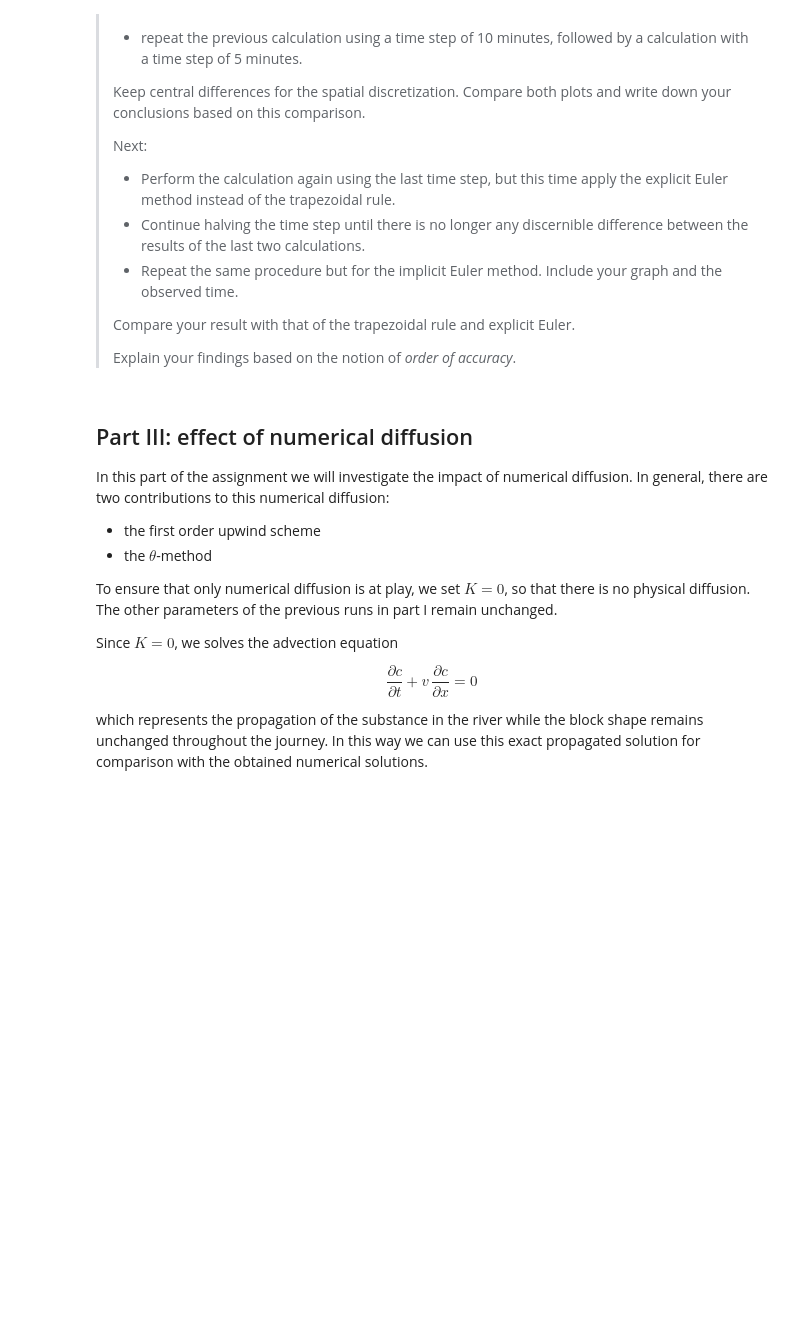
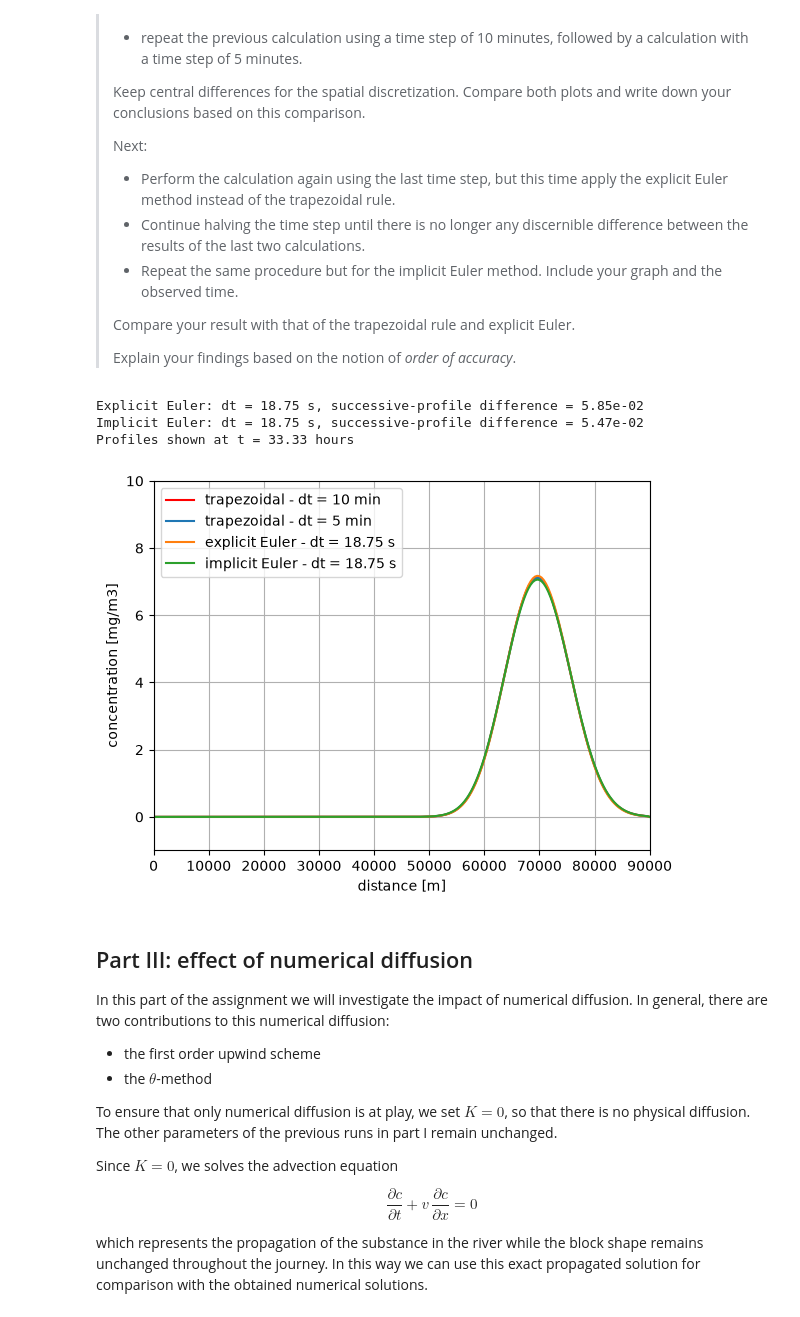
Before and after one commit to Robinjovl/GA2_all_files, a Jupyter notebook: grp09.ipynb, the cells around one changed output. Cells and saved outputs as stored; diff of their text form; code cells hidden in the pictures; blank space fills up the shorter version.

```diff
--- a/grp09.ipynb
+++ b/grp09.ipynb
@@ -237,30 +268,82 @@ In the remainder of this assignment we will work with these three schemes.
 # %%
 # Parameters for Task 2.1
 
 # We do the first one for you!
 dxmethod = 'central'
 dtmethod = 'theta'
 
 theta = 0.5
 
 # replot the current result
 plt.plot(x,c[N,:],'r',label='trapezoidal - dt = 10 min')
 
 # reduce time step by factor 2
 dt = dt / 2
 
 
-# Now it's your turn!
+# Crank–Nicolson with dt = 5 minutes
+dt_cn = dt
+N_cn = int(round(Tend / dt_cn))
+c_cn = advdiff(u, K, c0, lenD, dt_cn, Tend, dxmethod, dtmethod, theta)
+plt.plot(x, c_cn[N_cn, :], label='trapezoidal - dt = 5 min')
 
-### YOUR CODE HERE ###
+# Halve the time step until consecutive final profiles differ by less than
+# the chosen visual tolerance.
+tolerance = 1e-1
+
+# Explicit Euler
+dt_exp = dt_cn
+previous = None
+while True:
+    N_exp = int(round(Tend / dt_exp))
+    c_exp = advdiff(u, K, c0, lenD, dt_exp, Tend, dxmethod, 'theta', 0.0)
+    profile_exp = c_exp[N_exp, :]
+
+    if previous is not None:
+        difference = np.max(np.abs(profile_exp - previous))
+        if difference < tolerance:
+            break
+
+    previous = profile_exp.copy()
+    dt_exp /= 2
+
+plt.plot(x, profile_exp, label=f'explicit Euler - dt = {dt_exp:g} s')
+print(f'Explicit Euler: dt = {dt_exp:g} s, successive-profile difference = {difference:.2e}')
+
+# Implicit Euler
+dt_imp = dt_cn
+previous = None
+while True:
+    N_imp = int(round(Tend / dt_imp))
+    c_imp = advdiff(u, K, c0, lenD, dt_imp, Tend, dxmethod, 'theta', 1.0)
+    profile_imp = c_imp[N_imp, :]
+
+    if previous is not None:
+        difference = np.max(np.abs(profile_imp - previous))
+        if difference < tolerance:
+            break
+
+    previous = profile_imp.copy()
+    dt_imp /= 2
+
+plt.plot(x, profile_imp, label=f'implicit Euler - dt = {dt_imp:g} s')
+print(f'Implicit Euler: dt = {dt_imp:g} s, successive-profile difference = {difference:.2e}')
+print(f'Profiles shown at t = {Tend / 3600:.2f} hours')
+
+
 
 
 # finalize the plot. Hint: plot them together on the same figure
 plt.axis(np.array([0,lenD,-1,10]))
 plt.xlabel('distance [m]')
 plt.ylabel('concentration [mg/m3]')
 plt.legend(loc = "upper left")
 plt.grid()
+# %% [output]
+Explicit Euler: dt = 18.75 s, successive-profile difference = 5.85e-02
+Implicit Euler: dt = 18.75 s, successive-profile difference = 5.47e-02
+Profiles shown at t = 33.33 hours
+[figure, added]
 # %% [markdown]
 ## Part III: effect of numerical diffusion
 
```
Also changed, not shown: parts of 8 cells of this notebook.
